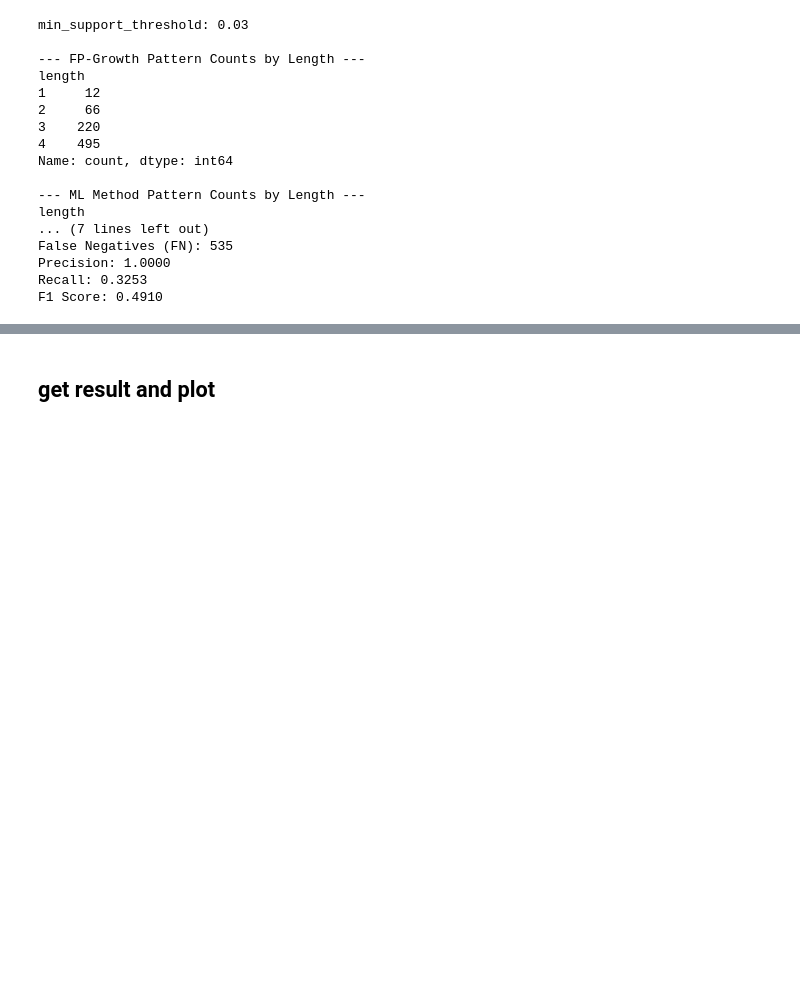
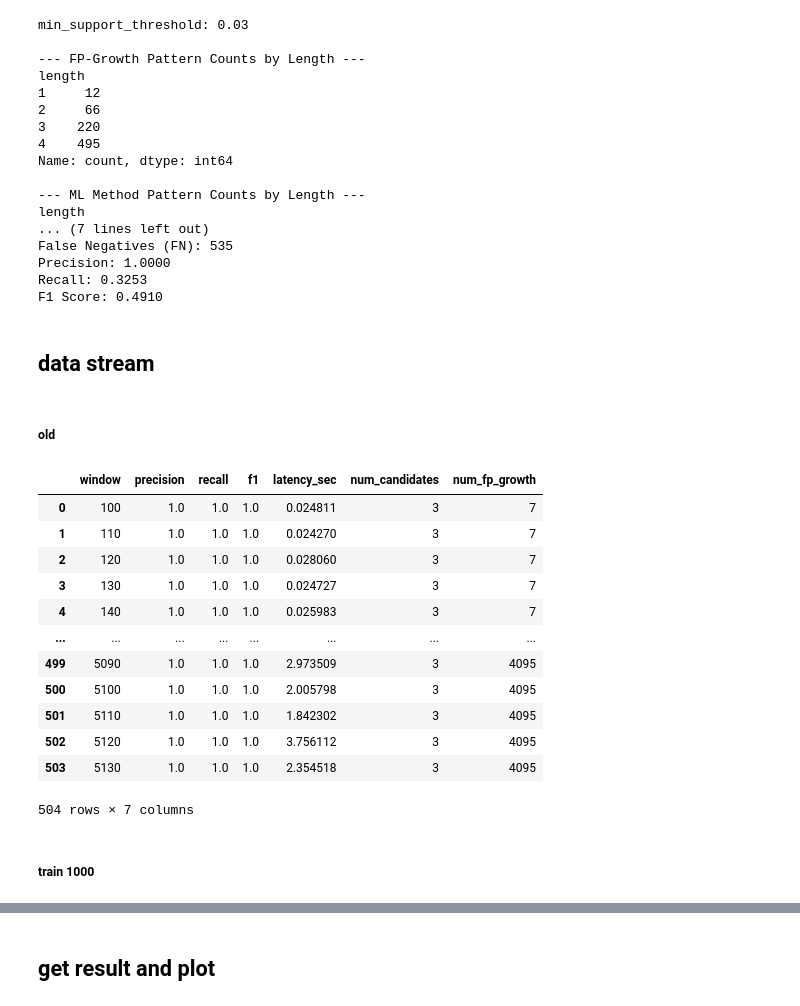
Before and after one commit to zoezou9/fp_mining, a Jupyter notebook: fp_mining_36.ipynb, the cells around one changed output, grey strips where cells are left out. Saved outputs shown, nothing was run; the diff lists cells and outputs as text; code cells hidden in the pictures; blank space fills up the shorter version.

```diff
--- a/fp_mining_36.ipynb
+++ b/fp_mining_36.ipynb
@@ -1746,3 +1746,25 @@ False Negatives (FN): 535
 Precision: 1.0000
 Recall: 0.3253
 F1 Score: 0.4910
+# %% [markdown]
+## data stream
+# %% [markdown]
+##### old
+# %%
+stream_df
+# %% [output]
+|  | window | precision | recall | f1 | latency_sec | num_candidates | num_fp_growth |
+| 0 | 100 | 1.0 | 1.0 | 1.0 | 0.024811 | 3 | 7 |
+| 1 | 110 | 1.0 | 1.0 | 1.0 | 0.024270 | 3 | 7 |
+| 2 | 120 | 1.0 | 1.0 | 1.0 | 0.028060 | 3 | 7 |
+| 3 | 130 | 1.0 | 1.0 | 1.0 | 0.024727 | 3 | 7 |
+| 4 | 140 | 1.0 | 1.0 | 1.0 | 0.025983 | 3 | 7 |
+| ... | ... | ... | ... | ... | ... | ... | ... |
+| 499 | 5090 | 1.0 | 1.0 | 1.0 | 2.973509 | 3 | 4095 |
+| 500 | 5100 | 1.0 | 1.0 | 1.0 | 2.005798 | 3 | 4095 |
+| 501 | 5110 | 1.0 | 1.0 | 1.0 | 1.842302 | 3 | 4095 |
+| 502 | 5120 | 1.0 | 1.0 | 1.0 | 3.756112 | 3 | 4095 |
+| 503 | 5130 | 1.0 | 1.0 | 1.0 | 2.354518 | 3 | 4095 |
+504 rows × 7 columns
+# %% [markdown]
+##### train 1000
```
Also changed, not shown: parts of 6 cells of this notebook, 44 other files.
